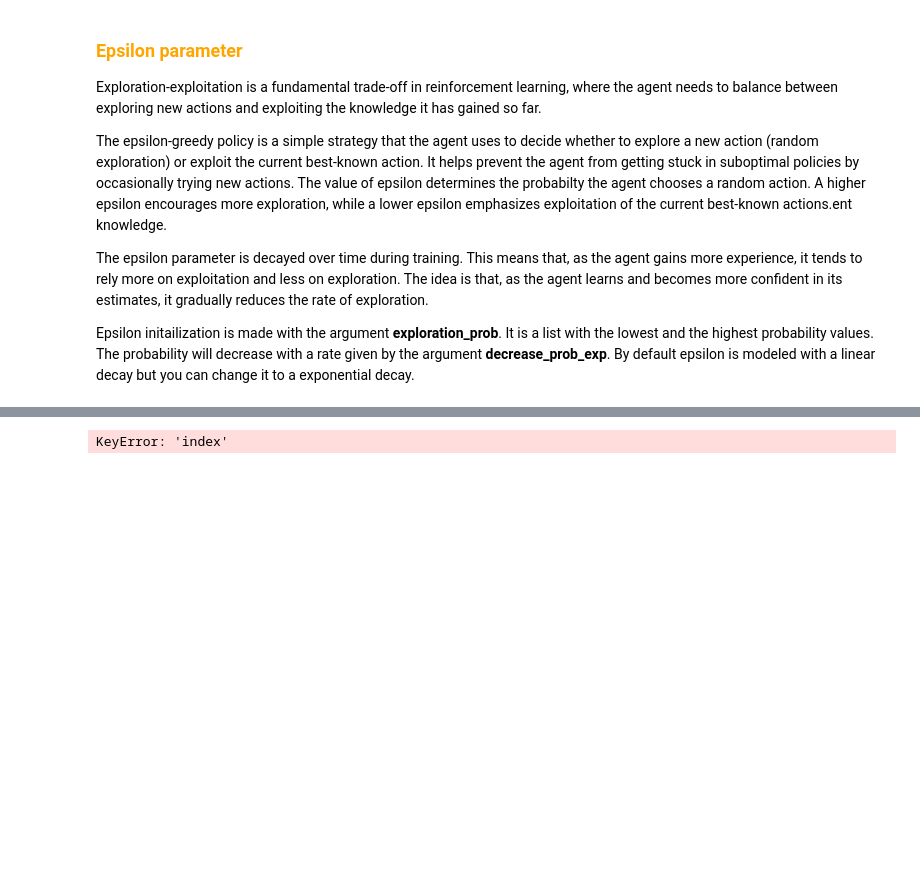
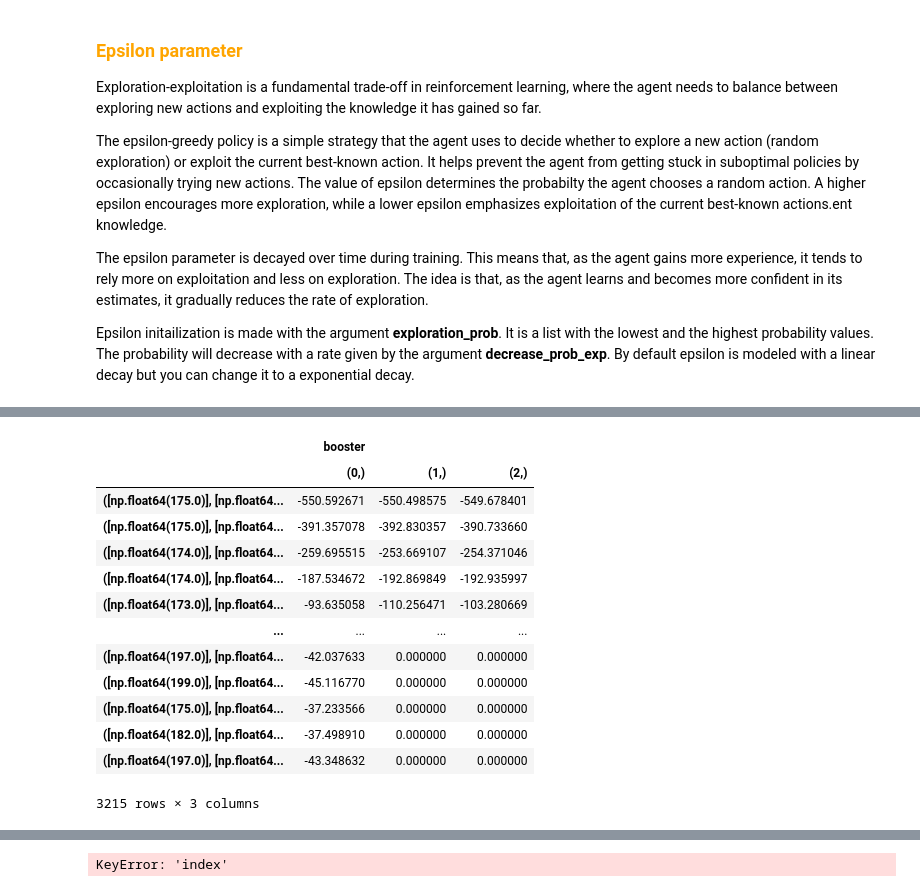
Before and after one commit to jaysenSAW/RL_engine, a Jupyter notebook: notebook/tuto_2 copy.ipynb, the cells around one changed output, grey strips where cells are left out. Cells and saved outputs as stored; diff of their text form; code cells hidden in the pictures; blank space fills up the shorter version.

```diff
--- a/notebook/tuto_2 copy.ipynb
+++ b/notebook/tuto_2 copy.ipynb
@@ -338,5 +200,22 @@ updated_q :  [-4
 # %%
 tmp = RL.q_table.copy().reset_index()
+# %%
+RL.q_table
+# %% [output]
+|  | booster |  |  |
+|  | (0,) | (1,) | (2,) |
+| ([np.float64(175.0)], [np.float64... | -550.592671 | -550.498575 | -549.678401 |
+| ([np.float64(175.0)], [np.float64... | -391.357078 | -392.830357 | -390.733660 |
+| ([np.float64(174.0)], [np.float64... | -259.695515 | -253.669107 | -254.371046 |
+| ([np.float64(174.0)], [np.float64... | -187.534672 | -192.869849 | -192.935997 |
+| ([np.float64(173.0)], [np.float64... | -93.635058 | -110.256471 | -103.280669 |
+| ... | ... | ... | ... |
+| ([np.float64(197.0)], [np.float64... | -42.037633 | 0.000000 | 0.000000 |
+| ([np.float64(199.0)], [np.float64... | -45.116770 | 0.000000 | 0.000000 |
+| ([np.float64(175.0)], [np.float64... | -37.233566 | 0.000000 | 0.000000 |
+| ([np.float64(182.0)], [np.float64... | -37.498910 | 0.000000 | 0.000000 |
+| ([np.float64(197.0)], [np.float64... | -43.348632 | 0.000000 | 0.000000 |
+3215 rows × 3 columns
 # %%
 tmp
 # %% [output]
```
Also changed, not shown: parts of 30 cells of this notebook, 3 other files.
